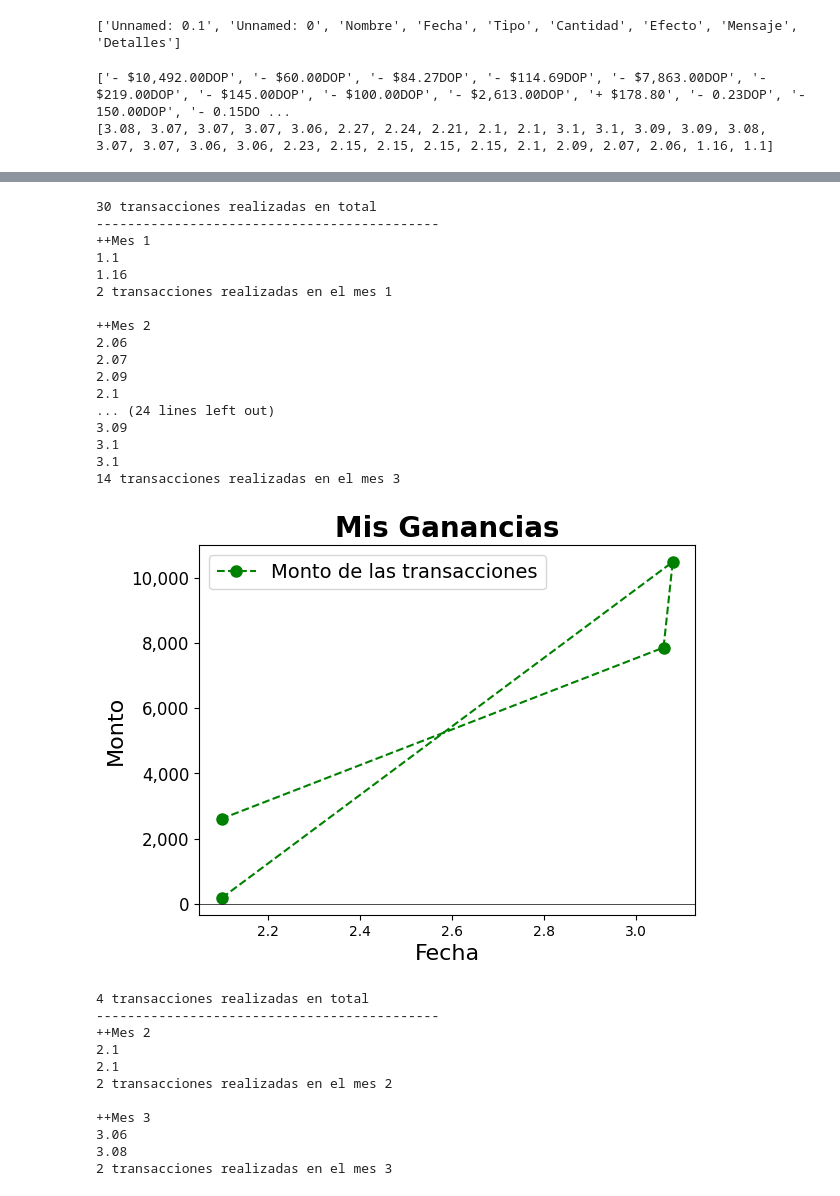
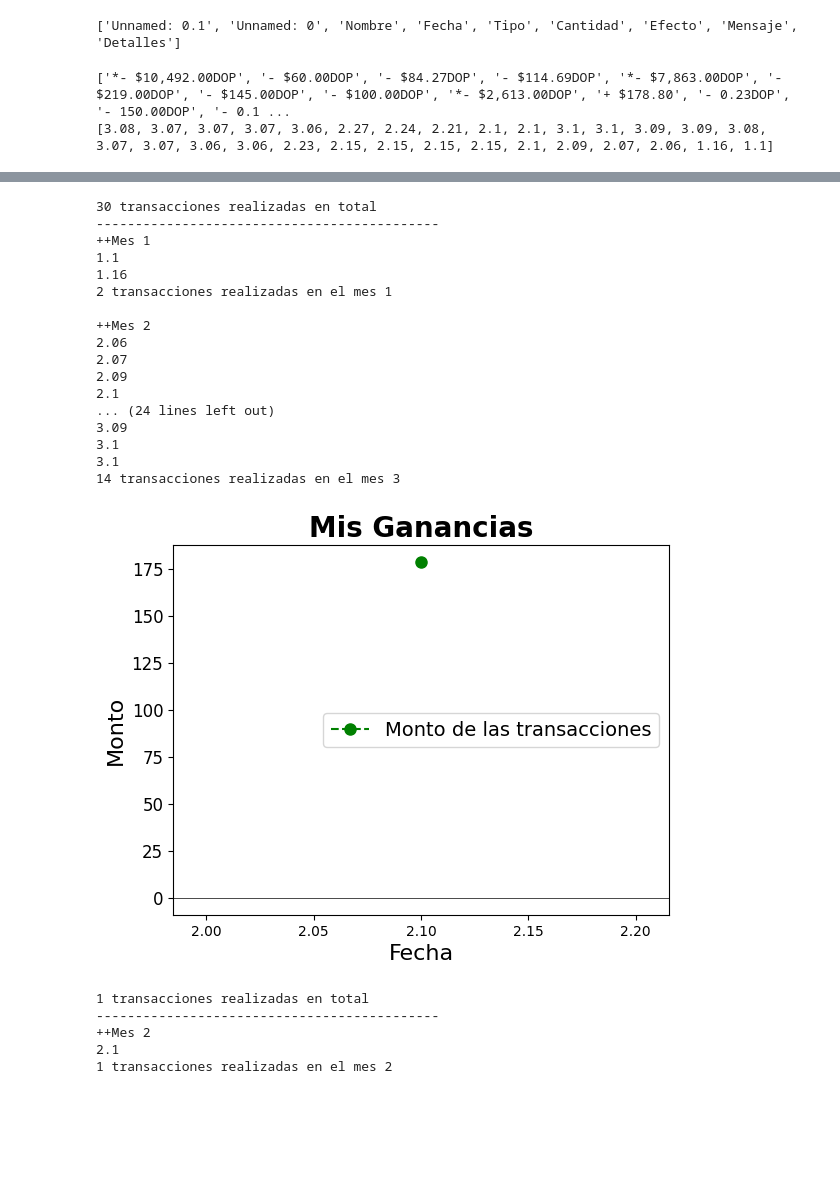
Before and after one commit to saulecast/finanzobot_0.1, a Jupyter notebook: primer_cuaderno.ipynb, the cells around one changed output, grey strips where cells are left out. Drawn from its saved outputs; the diff is of its cells as text; code cells hidden in the pictures; blank space fills up the shorter version.

```diff
--- a/primer_cuaderno.ipynb
+++ b/primer_cuaderno.ipynb
@@ -93,7 +93,10 @@ with open("paypal_trans.html", encoding="utf-8") as ppt:
     for amount in container.findAll('div',
                                  attrs={"data-cy":'transactionAmount'}):
         amounts_change = amount.text
-        change.append(amounts_change)
+        if info[len(change)] == "Transferir a cuenta bancaria":
+            change.append(amounts_change.replace("+", "*-").replace("-", "*-")) #*- significa "transferencia de salida", que no es lo mismo que gasto o perdida. Esto es un retiro a la cuenta bancaria
+        else:
+            change.append(amounts_change)
         if amounts_change[len(amounts_change)-1].isdigit() == True: #this is to delete the name of the currency from the end of the number (just in non USD trnasactions)
             amounts.append(amounts_change[2:])
         else:
@@ -178,8 +181,13 @@ for index, i in enumerate(df_pre["Balance"]):
         Efecto.append("- {0}DOP".format(df_pre["Débito"][index],))
         Cantidad.append("{0}".format(df_pre["Débito"][index],))
     if df_pre["Crédito"][index] > df_pre["Débito"][index]:
-        Efecto.append("+ {0}DOP".format(df_pre["Crédito"][index],))
-        Cantidad.append("{0}".format(df_pre["Débito"][index],))
+        Cantidad.append("{0}".format(df_pre["Crédito"][index],))
+
+        if df_pre["Concepto"][index][0] == "X": #Esto porque los depositos desde paypal suelen tener descripciones automáticas que comienzan con "X", si esto cambia entonces cambia esta línea
+            Efecto.append("*+ {0}DOP".format(df_pre["Crédito"][index],)) #*+ significa "transferencia de entrada", que no es lo mismo que ingreso o ganancia. Esto es un deposito desde otra cuenta
+        else:
+            Efecto.append("+ {0}DOP".format(df_pre["Crédito"][index],))
+
 print(Efecto)
 
 
@@ -333,7 +341,7 @@ print_details(amount, dates)
 earns = []
 earn_dates = []
 for index, trans in enumerate(amount):
-    if "+" in trans:
+    if "+" in trans and not "*+" in trans:
         earns.append(trans)
         earn_dates.append(dates[index])
 
@@ -345,44 +353,38 @@ print_details(earns, earn_dates)
 
 #(2) Plot de perdidas en el tiempo
 loses = []
 lose_dates = []
 for index, trans in enumerate(amount):
-    if "-" in trans:
+    if "-" in trans and not "*-" in trans:
         loses.append(trans)
         lose_dates.append(dates[index])
 plot_details(loses, lose_dates, 'Mis Gastos')
 print_details(loses, lose_dates)
 # %% [output]
-['- $10,492.00DOP', '- $60.00DOP', '- $84.27DOP', '- $114.69DOP', '- $7,863.00DOP', '- $219.00DOP', '- $145.00DOP', '- $100.00DOP', '- $2,613.00DOP', '+ $178.80', '- 0.23DOP', '- 150.00DOP', '- 0.15DO ...
+['*- $10,492.00DOP', '- $60.00DOP', '- $84.27DOP', '- $114.69DOP', '*- $7,863.00DOP', '- $219.00DOP', '- $145.00DOP', '- $100.00DOP', '*- $2,613.00DOP', '+ $178.80', '- 0.23DOP', '- 150.00DOP', '- 0.1 ...
 [3.08, 3.07, 3.07, 3.07, 3.06, 2.27, 2.24, 2.21, 2.1, 2.1, 3.1, 3.1, 3.09, 3.09, 3.08, 3.07, 3.07, 3.06, 3.06, 2.23, 2.15, 2.15, 2.15, 2.15, 2.1, 2.09, 2.07, 2.06, 1.16, 1.1]
 [figure]
 [figure]
 30 transacciones realizadas en total
 --------------------------------------------
 ++Mes 1
 1.1
 1.16
 2 transacciones realizadas en el mes 1
 
 ++Mes 2
 2.06
 2.07
 2.09
 2.1
 ... (24 lines left out)
 3.09
 3.1
 3.1
 14 transacciones realizadas en el mes 3
-[figure, old version]
+[figure, new version]
-4 transacciones realizadas en total
+1 transacciones realizadas en total
 --------------------------------------------
 ++Mes 2
 2.1
-2.1
-2 transacciones realizadas en el mes 2
-
-++Mes 3
-3.06
-3.08
-2 transacciones realizadas en el mes 3
+1 transacciones realizadas en el mes 2
```
Also changed, not shown: parts of 8 cells of this notebook, 3 other files.
